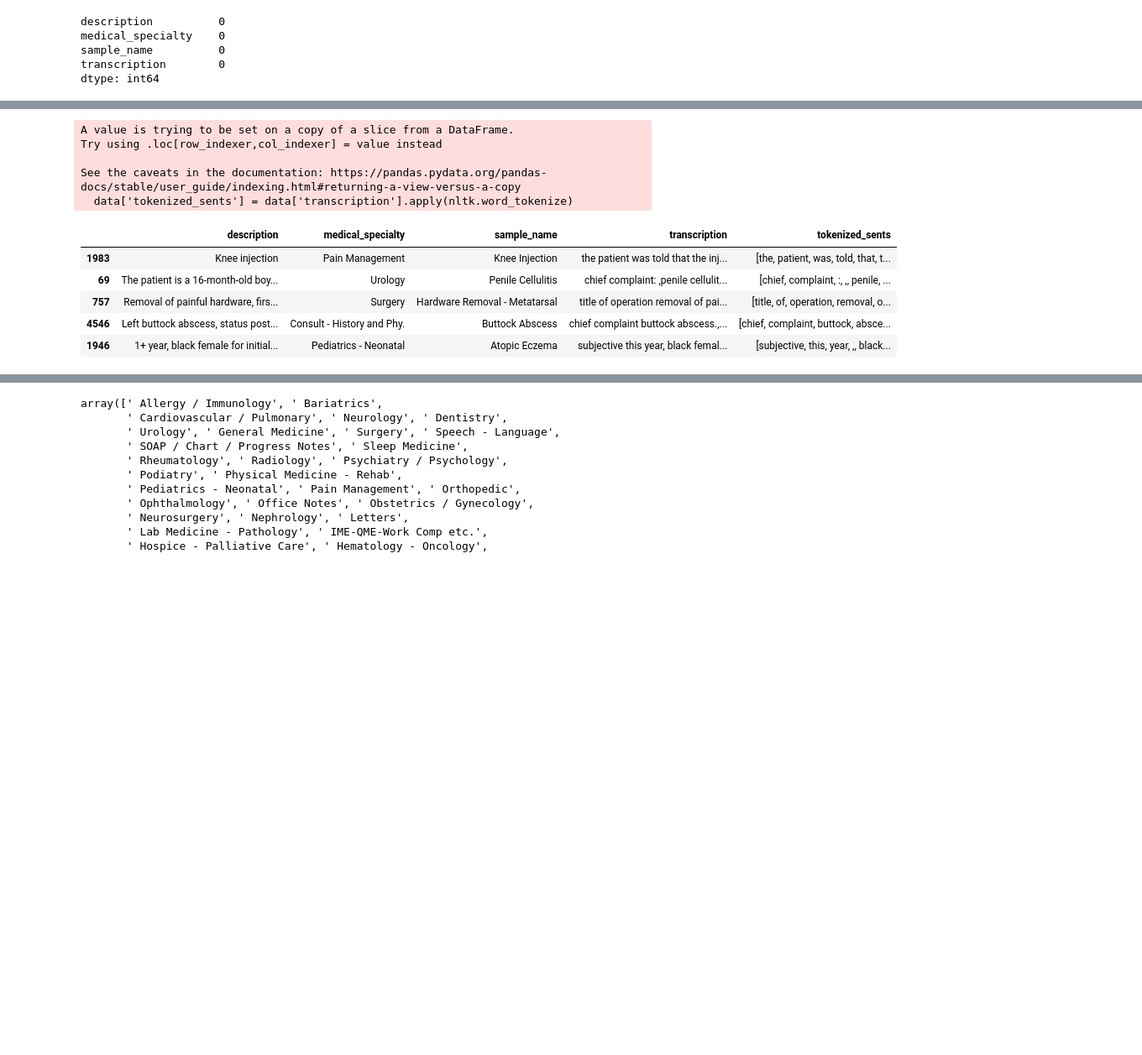
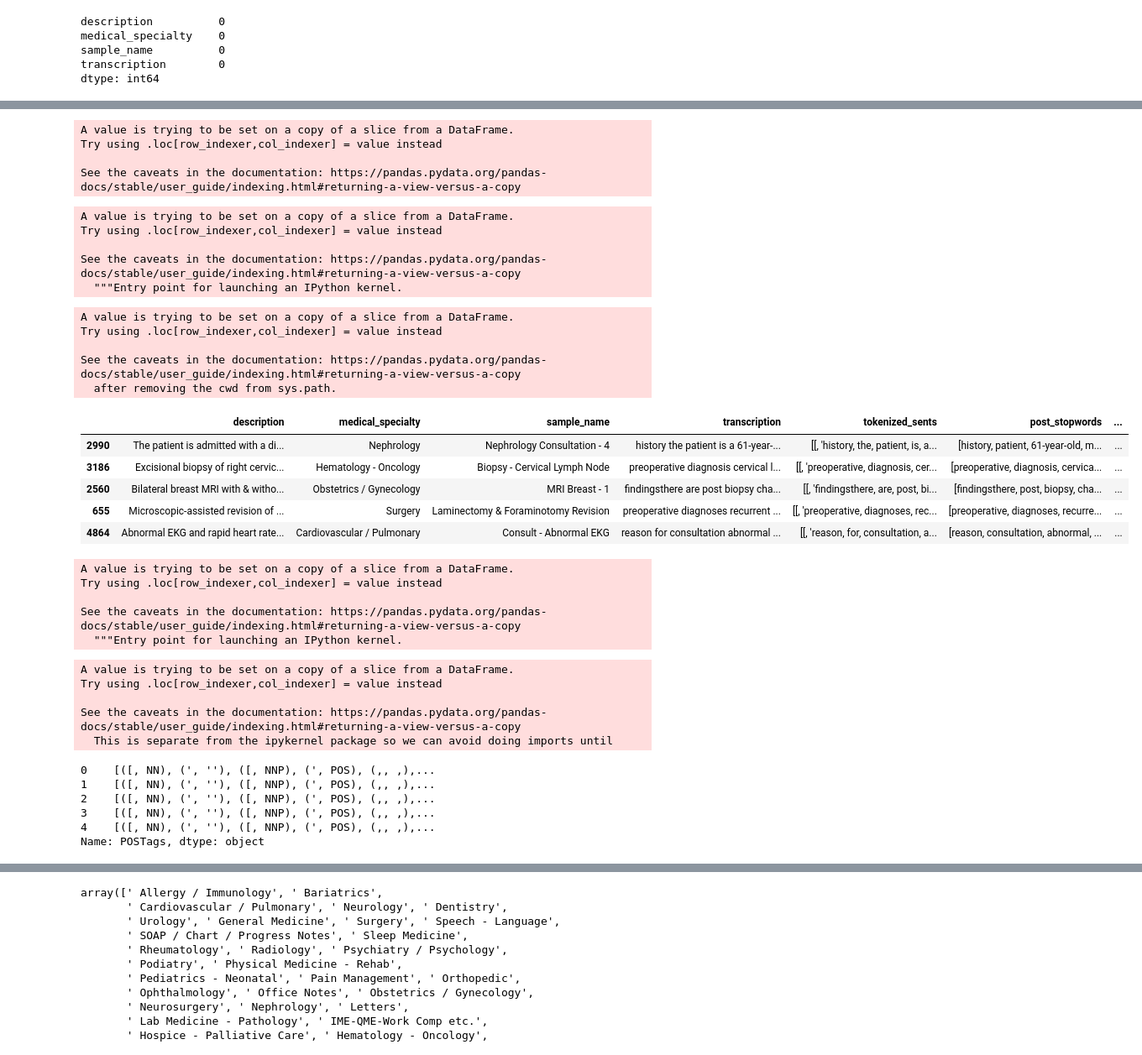
Before and after one commit to AliceSartori/NLP_AND_Clinical-Notes, a Jupyter notebook: alice/Machine_Learning_04_25.ipynb, the cells around one changed output, grey strips where cells are left out. Shown at 84% size. Saved outputs shown, nothing was run; the diff lists cells and outputs as text; code cells hidden in the pictures; blank space fills up the shorter version.

Commit message:
04/27 edits to data cleanup

```diff
--- a/alice/Machine_Learning_04_25.ipynb
+++ b/alice/Machine_Learning_04_25.ipynb
@@ -161,21 +165,68 @@ See the caveats in the documentation: https://pandas.pydata.org/pandas-docs/stab
 # %%
 # data['transcription']=data['transcription'].replace(['#',':,',': ,',';','$'], [' ',' ',' ',' ',' '], regex=True)
 # data['transcription']
+# %%
+from nltk.tokenize import sent_tokenize
+data["sent_token"] = data["transcription"].apply(lambda x: sent_tokenize(x))
+# %% [output]
+A value is trying to be set on a copy of a slice from a DataFrame.
+Try using .loc[row_indexer,col_indexer] = value instead
+
+See the caveats in the documentation: https://pandas.pydata.org/pandas-docs/stable/user_guide/indexing.html#returning-a-view-versus-a-copy
+# %%
+data["sent_token"] = data["sent_token"].astype('str')
+# %% [output]
+A value is trying to be set on a copy of a slice from a DataFrame.
+Try using .loc[row_indexer,col_indexer] = value instead
+
+See the caveats in the documentation: https://pandas.pydata.org/pandas-docs/stable/user_guide/indexing.html#returning-a-view-versus-a-copy
+  """Entry point for launching an IPython kernel.
 # %%
 # Tokenizing
 from nltk.tokenize import sent_tokenize, word_tokenize
 
-data['tokenized_sents'] = data['transcription'].apply(nltk.word_tokenize)
+data['tokenized_sents'] = data['sent_token'].apply(nltk.word_tokenize)
 data.sample(5)
 # %% [output]
 A value is trying to be set on a copy of a slice from a DataFrame.
 Try using .loc[row_indexer,col_indexer] = value instead
 
 See the caveats in the documentation: https://pandas.pydata.org/pandas-docs/stable/user_guide/indexing.html#returning-a-view-versus-a-copy
-  data['tokenized_sents'] = data['transcription'].apply(nltk.word_tokenize)
+  after removing the cwd from sys.path.
-|  | description | medical_specialty | sample_name | transcription | tokenized_sents |
-| 1983 | Knee injection | Pain Management | Knee Injection | the patient was told that the inj... | [the, patient, was, told, that, t... |
-| 69 | The patient is a 16-month-old boy... | Urology | Penile Cellulitis | chief complaint: ,penile cellulit... | [chief, complaint, :, ,, penile, ... |
-| 757 | Removal of painful hardware, firs... | Surgery | Hardware Removal - Metatarsal | title of operation removal of pai... | [title, of, operation, removal, o... |
-| 4546 | Left buttock abscess, status post... | Consult - History and Phy. | Buttock Abscess | chief complaint buttock abscess.,... | [chief, complaint, buttock, absce... |
-| 1946 | 1+ year, black female for initial... | Pediatrics - Neonatal | Atopic Eczema | subjective this year, black femal... | [subjective, this, year, ,, black... |
+|  | description | medical_specialty | sample_name | transcription | tokenized_sents | post_stopwords | ... |
+| 2990 | The patient is admitted with a di... | Nephrology | Nephrology Consultation - 4 | history the patient is a 61-year-... | [[, 'history, the, patient, is, a... | [history, patient, 61-year-old, m... | ... |
+| 3186 | Excisional biopsy of right cervic... | Hematology - Oncology | Biopsy - Cervical Lymph Node | preoperative diagnosis cervical l... | [[, 'preoperative, diagnosis, cer... | [preoperative, diagnosis, cervica... | ... |
+| 2560 | Bilateral breast MRI with & witho... | Obstetrics / Gynecology | MRI Breast - 1 | findingsthere are post biopsy cha... | [[, 'findingsthere, are, post, bi... | [findingsthere, post, biopsy, cha... | ... |
+| 655 | Microscopic-assisted revision of ... | Surgery | Laminectomy & Foraminotomy Revision | preoperative diagnoses recurrent ... | [[, 'preoperative, diagnoses, rec... | [preoperative, diagnoses, recurre... | ... |
+| 4864 | Abnormal EKG and rapid heart rate... | Cardiovascular / Pulmonary | Consult - Abnormal EKG | reason for consultation abnormal ... | [[, 'reason, for, consultation, a... | [reason, consultation, abnormal, ... | ... |
+# %%
+data['tokenized_sents'] = data['tokenized_sents'].astype('str')
+# %% [output]
+A value is trying to be set on a copy of a slice from a DataFrame.
+Try using .loc[row_indexer,col_indexer] = value instead
+
+See the caveats in the documentation: https://pandas.pydata.org/pandas-docs/stable/user_guide/indexing.html#returning-a-view-versus-a-copy
+  """Entry point for launching an IPython kernel.
+# %%
+from nltk import pos_tag_sents
+
+data['POSTags'] = pos_tag_sents(data['tokenized_sents'].apply(word_tokenize))
+
+# data['lemmatize'] = data['post_stopwords'].apply(lambda lst:[lmtzr.lemmatize(word) for word in lst])
+
+# .tolist()
+# %% [output]
+A value is trying to be set on a copy of a slice from a DataFrame.
+Try using .loc[row_indexer,col_indexer] = value instead
+
+See the caveats in the documentation: https://pandas.pydata.org/pandas-docs/stable/user_guide/indexing.html#returning-a-view-versus-a-copy
+  This is separate from the ipykernel package so we can avoid doing imports until
+# %%
+data['POSTags'].head()
+# %% [output]
+0    [([, NN), (', ''), ([, NNP), (', POS), (,, ,),...
+1    [([, NN), (', ''), ([, NNP), (', POS), (,, ,),...
+2    [([, NN), (', ''), ([, NNP), (', POS), (,, ,),...
+3    [([, NN), (', ''), ([, NNP), (', POS), (,, ,),...
+4    [([, NN), (', ''), ([, NNP), (', POS), (,, ,),...
+Name: POSTags, dtype: object
```
Also changed, not shown: parts of 20 cells of this notebook, 1 other file.
